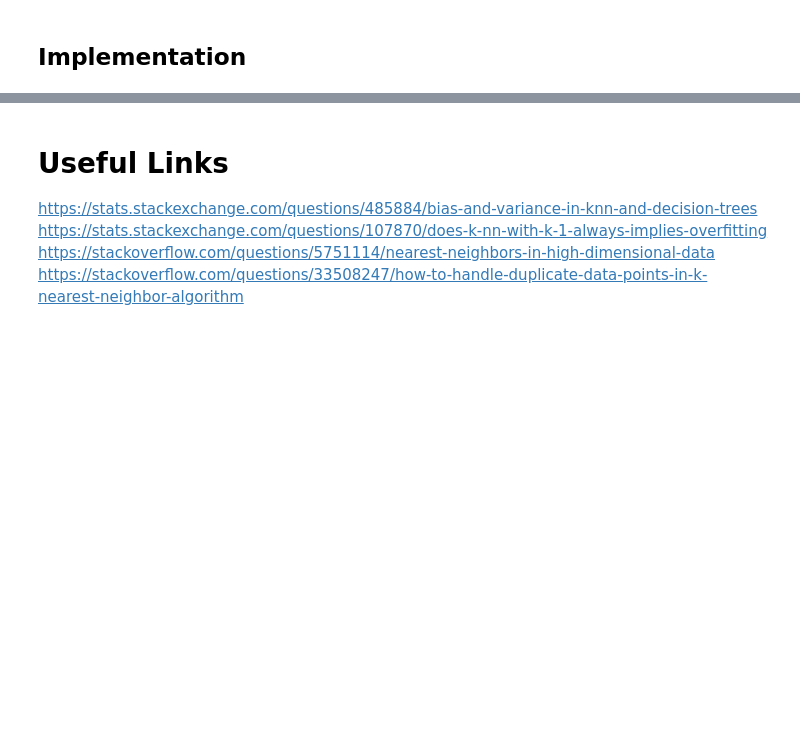
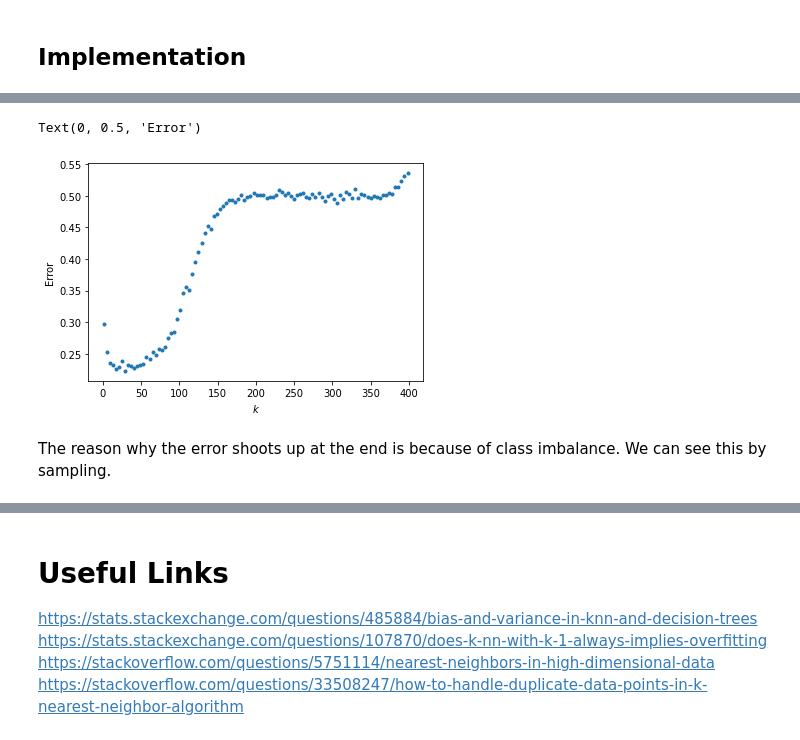
Before and after one commit to namiyousef/MLFirstPrinciples, a Jupyter notebook: Classification/kNN.ipynb, the cells around one changed output, grey strips where cells are left out. Drawn from its saved outputs; the diff is of its cells as text; code cells hidden in the pictures; blank space fills up the shorter version.

```diff
--- a/Classification/kNN.ipynb
+++ b/Classification/kNN.ipynb
@@ -339,0 +282,11 @@ plt.plot(generate_k_range(100, n_samples, n_fine = 30), errors) # need to extend
+# %%
+num_k = 100
+n_samples = 500
+test_size = 0.2
+k = np.linspace(1, n_samples*(1-test_size) - 1, num_k, dtype = int)
+errors = generalisation_error(
+    KNeighborsClassifier,
+    data_generator = (make_circles, {"n_samples":n_samples, "noise":0.3, "factor":0.5}),
+    k_range = k,
+    test_size = test_size
+)
@@ -339,0 +311,9 @@ plt.plot(generate_k_range(100, n_samples, n_fine = 30), errors) # need to extend
+# %%
+plt.plot(k, errors, '.')
+plt.xlabel('$k$')
+plt.ylabel('Error')
+# %% [output]
+Text(0, 0.5, 'Error')
+[figure, added]
+# %% [markdown]
+The reason why the error shoots up at the end is because of class imbalance. We can see this by sampling.
```
Also changed, not shown: parts of 24 cells of this notebook.
